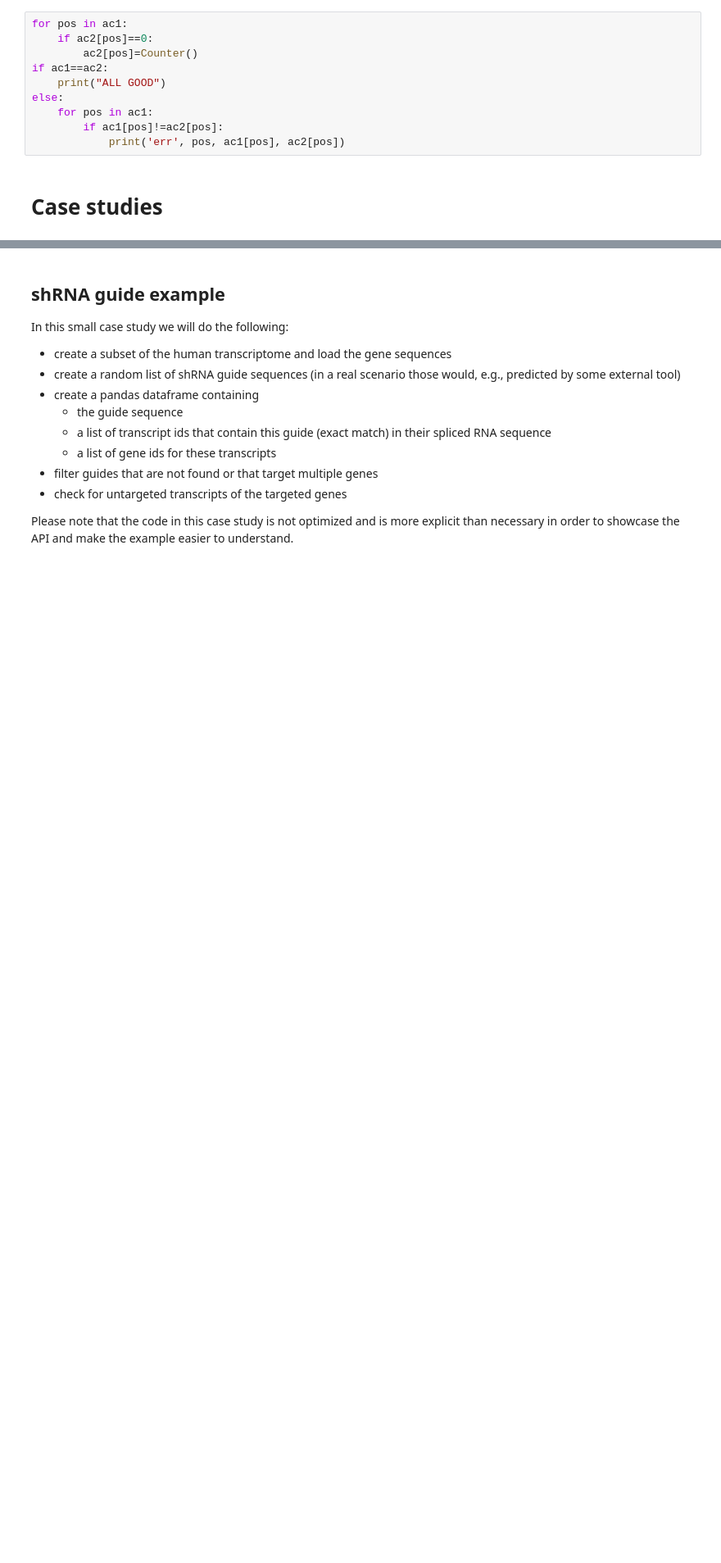
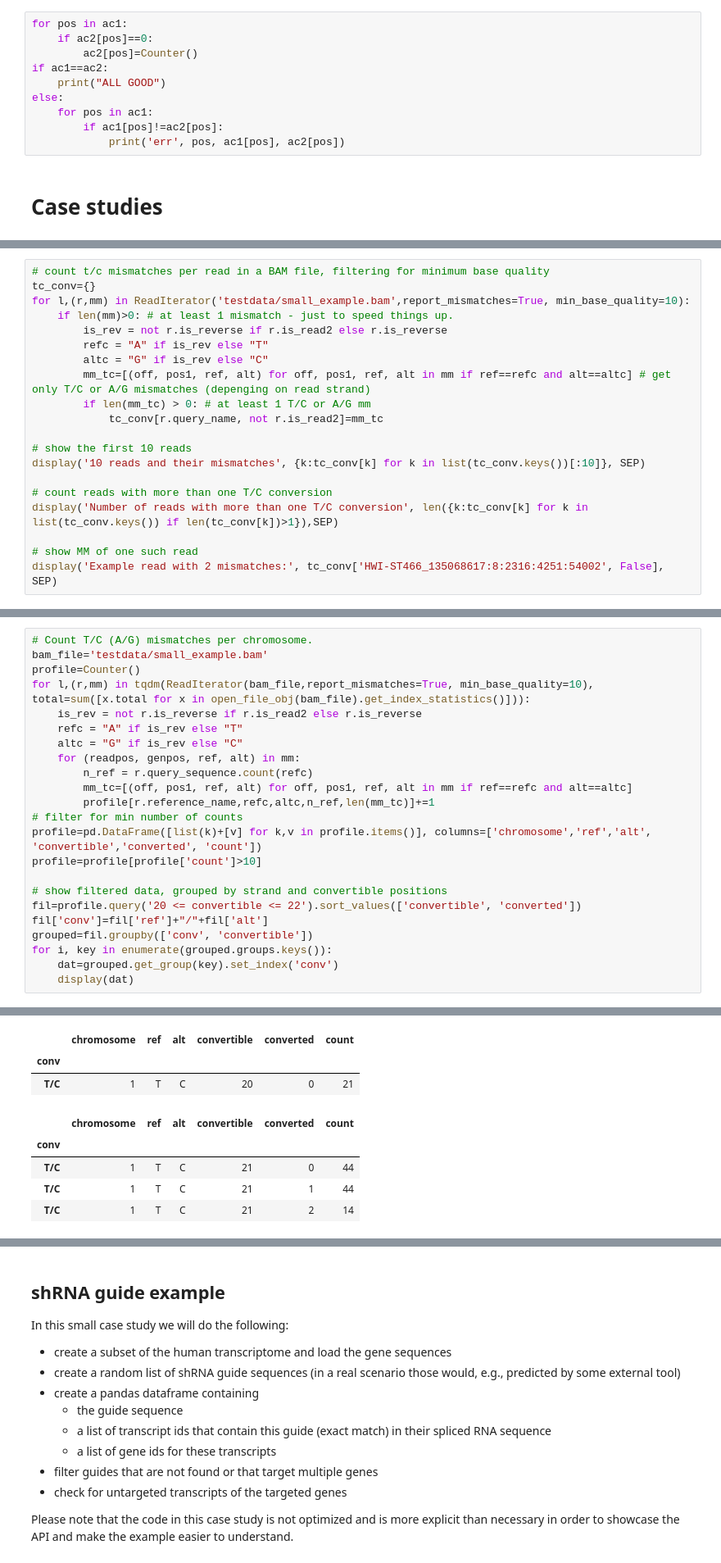
Before and after one commit to popitsch/rnalib, a Jupyter notebook: notebooks/README.ipynb, the cells around one changed output, grey strips where cells are left out. Shown at 82% size. Cells and saved outputs as stored; diff of their text form; blank space fills up the shorter version.

Commit message:
more test data

```diff
--- a/notebooks/README.ipynb
+++ b/notebooks/README.ipynb
@@ -730,0 +649,20 @@ else:
+# %%
+# count t/c mismatches per read in a BAM file, filtering for minimum base quality
+tc_conv={}
+for l,(r,mm) in ReadIterator('testdata/small_example.bam',report_mismatches=True, min_base_quality=10):
+    if len(mm)>0: # at least 1 mismatch - just to speed things up.
+        is_rev = not r.is_reverse if r.is_read2 else r.is_reverse
+        refc = "A" if is_rev else "T"
+        altc = "G" if is_rev else "C"
+        mm_tc=[(off, pos1, ref, alt) for off, pos1, ref, alt in mm if ref==refc and alt==altc] # get only T/C or A/G mismatches (depenging on read strand)
+        if len(mm_tc) > 0: # at least 1 T/C or A/G mm
+            tc_conv[r.query_name, not r.is_read2]=mm_tc
+
+# show the first 10 reads
+display('10 reads and their mismatches', {k:tc_conv[k] for k in list(tc_conv.keys())[:10]}, SEP)
+
+# count reads with more than one T/C conversion
+display('Number of reads with more than one T/C conversion', len({k:tc_conv[k] for k in list(tc_conv.keys()) if len(tc_conv[k])>1}),SEP)
+
+# show MM of one such read
+display('Example read with 2 mismatches:', tc_conv['HWI-ST466_135068617:8:2316:4251:54002', False],  SEP)
@@ -730,0 +695,24 @@ else:
+# %%
+# Count T/C (A/G) mismatches per chromosome.
+bam_file='testdata/small_example.bam'
+profile=Counter()
+for l,(r,mm) in tqdm(ReadIterator(bam_file,report_mismatches=True, min_base_quality=10), total=sum([x.total for x in open_file_obj(bam_file).get_index_statistics()])):
+    is_rev = not r.is_reverse if r.is_read2 else r.is_reverse
+    refc = "A" if is_rev else "T"
+    altc = "G" if is_rev else "C"
+    for (readpos, genpos, ref, alt) in mm:
+        n_ref = r.query_sequence.count(refc)
+        mm_tc=[(off, pos1, ref, alt) for off, pos1, ref, alt in mm if ref==refc and alt==altc]
+        profile[r.reference_name,refc,altc,n_ref,len(mm_tc)]+=1
+# filter for min number of counts
+profile=pd.DataFrame([list(k)+[v] for k,v in profile.items()], columns=['chromosome','ref','alt', 'convertible','converted', 'count'])
+profile=profile[profile['count']>10]
+
+# show filtered data, grouped by strand and convertible positions
+fil=profile.query('20 <= convertible <= 22').sort_values(['convertible', 'converted'])
+fil['conv']=fil['ref']+"/"+fil['alt']
+grouped=fil.groupby(['conv', 'convertible'])
+for i, key in enumerate(grouped.groups.keys()):
+    dat=grouped.get_group(key).set_index('conv')
+    display(dat)
+# %% [output]
@@ -730,0 +729,8 @@ else:
+|  | chromosome | ref | alt | convertible | converted | count |
+| conv |  |  |  |  |  |  |
+| T/C | 1 | T | C | 20 | 0 | 21 |
+|  | chromosome | ref | alt | convertible | converted | count |
+| conv |  |  |  |  |  |  |
+| T/C | 1 | T | C | 21 | 0 | 44 |
+| T/C | 1 | T | C | 21 | 1 | 44 |
+| T/C | 1 | T | C | 21 | 2 | 14 |
```
Also changed, not shown: parts of 16 cells of this notebook, 1 other file.
